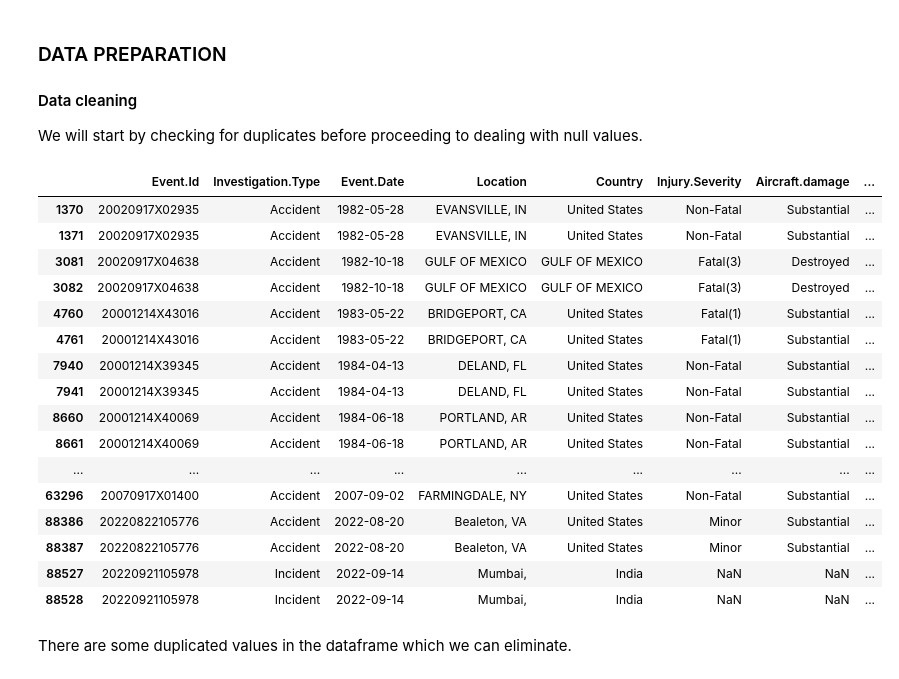
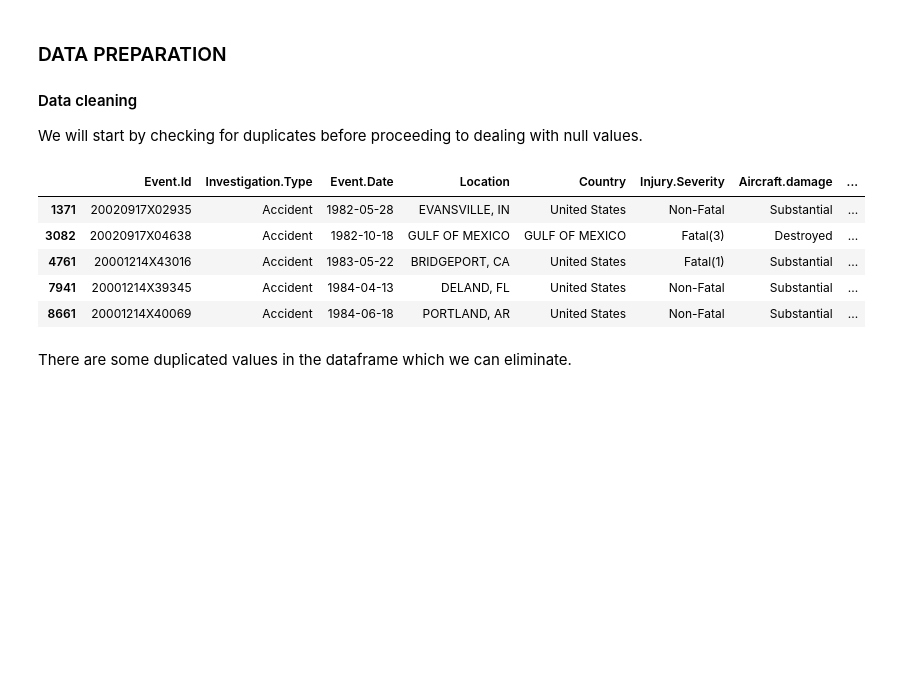
Before and after one commit to Kurgat-Bee/Aviation-Project, a Jupyter notebook: Aviation data analysis.ipynb, the cells around one changed output. Saved outputs shown, nothing was run; the diff lists cells and outputs as text; code cells hidden in the pictures; blank space fills up the shorter version.

```diff
--- a/Aviation data analysis.ipynb
+++ b/Aviation data analysis.ipynb
@@ -111,26 +111,15 @@ df = df.drop(columns_to_drop, axis = 1)
 We will start by checking for duplicates before proceeding to dealing with null values.
 # %%
 # Checking for duplicates
-duplicates = df[df.duplicated(keep = False)]
-duplicates
+duplicates = df[df.duplicated()]
+duplicates.head()
 # %% [output]
 |  | Event.Id | Investigation.Type | Event.Date | Location | Country | Injury.Severity | Aircraft.damage | ... |
-| 1370 | 20020917X02935 | Accident | 1982-05-28 | EVANSVILLE, IN | United States | Non-Fatal | Substantial | ... |
 | 1371 | 20020917X02935 | Accident | 1982-05-28 | EVANSVILLE, IN | United States | Non-Fatal | Substantial | ... |
-| 3081 | 20020917X04638 | Accident | 1982-10-18 | GULF OF MEXICO | GULF OF MEXICO | Fatal(3) | Destroyed | ... |
 | 3082 | 20020917X04638 | Accident | 1982-10-18 | GULF OF MEXICO | GULF OF MEXICO | Fatal(3) | Destroyed | ... |
-| 4760 | 20001214X43016 | Accident | 1983-05-22 | BRIDGEPORT, CA | United States | Fatal(1) | Substantial | ... |
 | 4761 | 20001214X43016 | Accident | 1983-05-22 | BRIDGEPORT, CA | United States | Fatal(1) | Substantial | ... |
-| 7940 | 20001214X39345 | Accident | 1984-04-13 | DELAND, FL | United States | Non-Fatal | Substantial | ... |
 | 7941 | 20001214X39345 | Accident | 1984-04-13 | DELAND, FL | United States | Non-Fatal | Substantial | ... |
-| 8660 | 20001214X40069 | Accident | 1984-06-18 | PORTLAND, AR | United States | Non-Fatal | Substantial | ... |
 | 8661 | 20001214X40069 | Accident | 1984-06-18 | PORTLAND, AR | United States | Non-Fatal | Substantial | ... |
-| ... | ... | ... | ... | ... | ... | ... | ... | ... |
-| 63296 | 20070917X01400 | Accident | 2007-09-02 | FARMINGDALE, NY | United States | Non-Fatal | Substantial | ... |
-| 88386 | 20220822105776 | Accident | 2022-08-20 | Bealeton, VA | United States | Minor | Substantial | ... |
-| 88387 | 20220822105776 | Accident | 2022-08-20 | Bealeton, VA | United States | Minor | Substantial | ... |
-| 88527 | 20220921105978 | Incident | 2022-09-14 | Mumbai, | India | NaN | NaN | ... |
-| 88528 | 20220921105978 | Incident | 2022-09-14 | Mumbai, | India | NaN | NaN | ... |
 # %% [markdown]
 There are some duplicated values in the dataframe which we can eliminate.
 # %%
```
